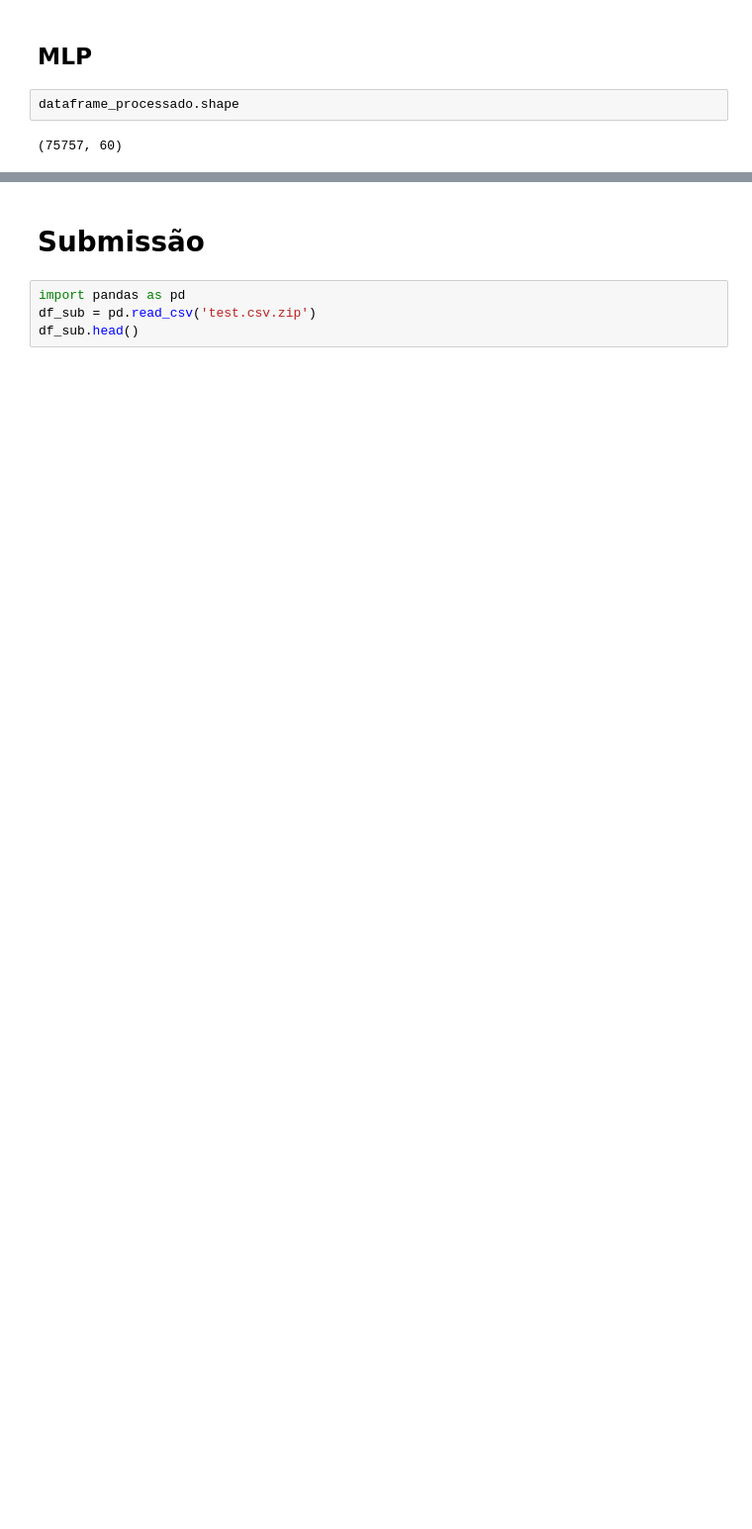
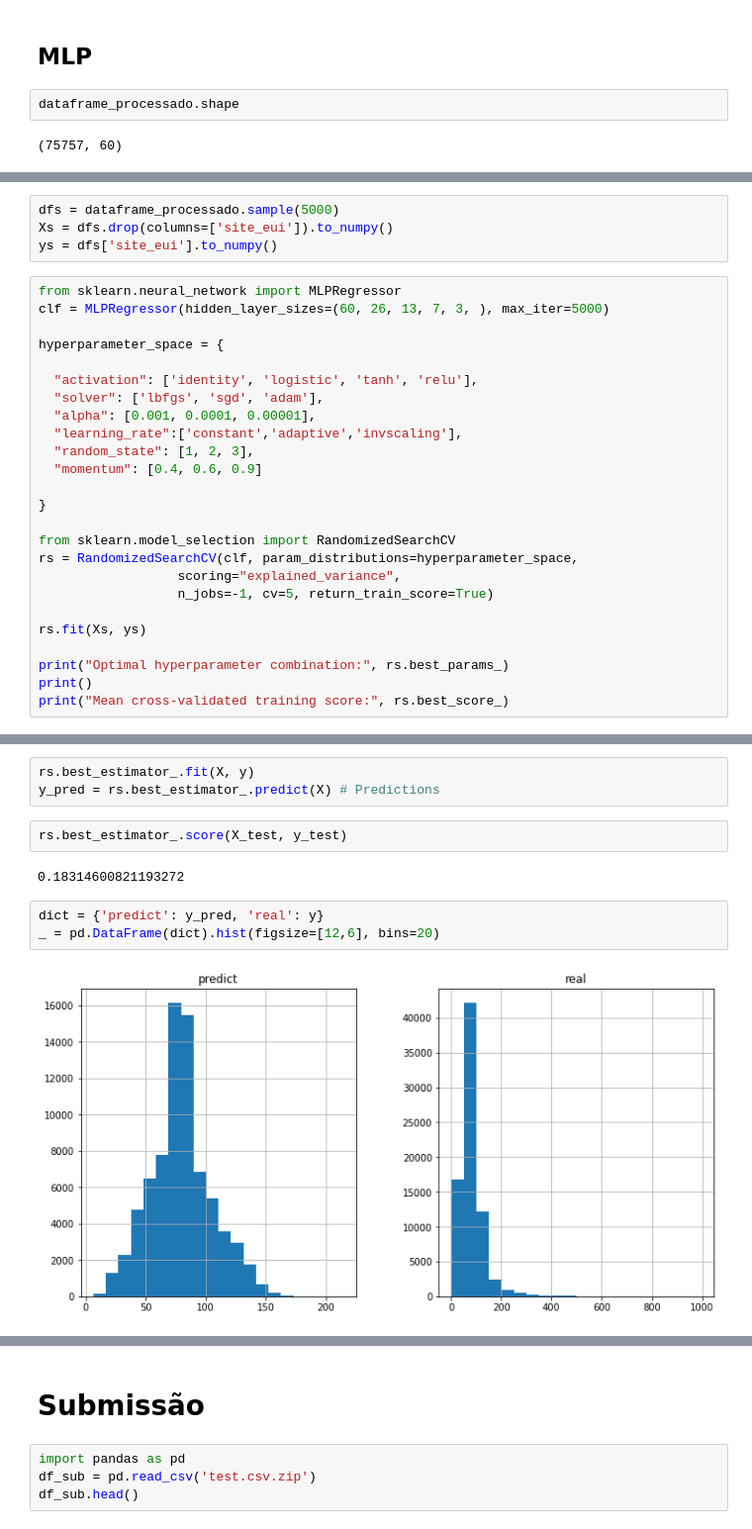
Before and after one commit to luizgonzagasilva/kaggle-wids2022, a Jupyter notebook: EXploracao.ipynb, the cells around one changed output, grey strips where cells are left out. Shown at 99% size. Drawn from its saved outputs; the diff is of its cells as text; blank space fills up the shorter version.

```diff
--- a/EXploracao.ipynb
+++ b/EXploracao.ipynb
@@ -336,0 +359,29 @@ regr.score(X_test, y_test)
+# %%
+dfs = dataframe_processado.sample(5000)
+Xs = dfs.drop(columns=['site_eui']).to_numpy()
+ys = dfs['site_eui'].to_numpy()
+# %%
+from sklearn.neural_network import MLPRegressor
+clf = MLPRegressor(hidden_layer_sizes=(60, 26, 13, 7, 3, ), max_iter=5000)
+
+hyperparameter_space = {
+
+  "activation": ['identity', 'logistic', 'tanh', 'relu'],
+  "solver": ['lbfgs', 'sgd', 'adam'],
+  "alpha": [0.001, 0.0001, 0.00001],
+  "learning_rate":['constant','adaptive','invscaling'],
+  "random_state": [1, 2, 3],
+  "momentum": [0.4, 0.6, 0.9]
+
+}
+
+from sklearn.model_selection import RandomizedSearchCV
+rs = RandomizedSearchCV(clf, param_distributions=hyperparameter_space,
+                  scoring="explained_variance",
+                  n_jobs=-1, cv=5, return_train_score=True)
+
+rs.fit(Xs, ys)
+
+print("Optimal hyperparameter combination:", rs.best_params_)
+print()
+print("Mean cross-validated training score:", rs.best_score_)
@@ -336,0 +398,12 @@ regr.score(X_test, y_test)
+# %%
+rs.best_estimator_.fit(X, y)
+y_pred = rs.best_estimator_.predict(X) # Predictions
+# %%
+rs.best_estimator_.score(X_test, y_test)
+# %% [output]
+0.18314600821193272
+# %%
+dict = {'predict': y_pred, 'real': y}
+_ = pd.DataFrame(dict).hist(figsize=[12,6], bins=20)
+# %% [output]
+[figure, added]
```
Also changed, not shown: parts of 28 cells of this notebook.
